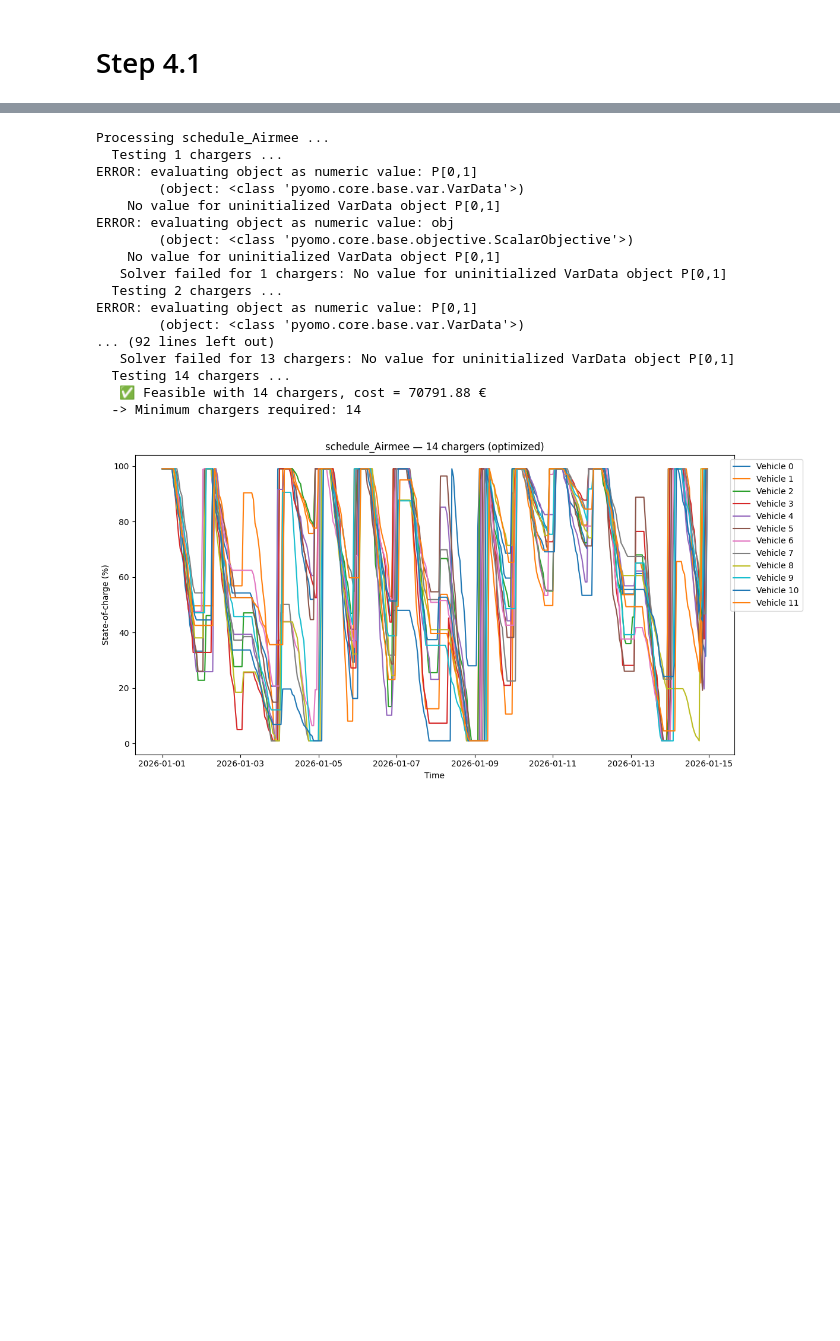
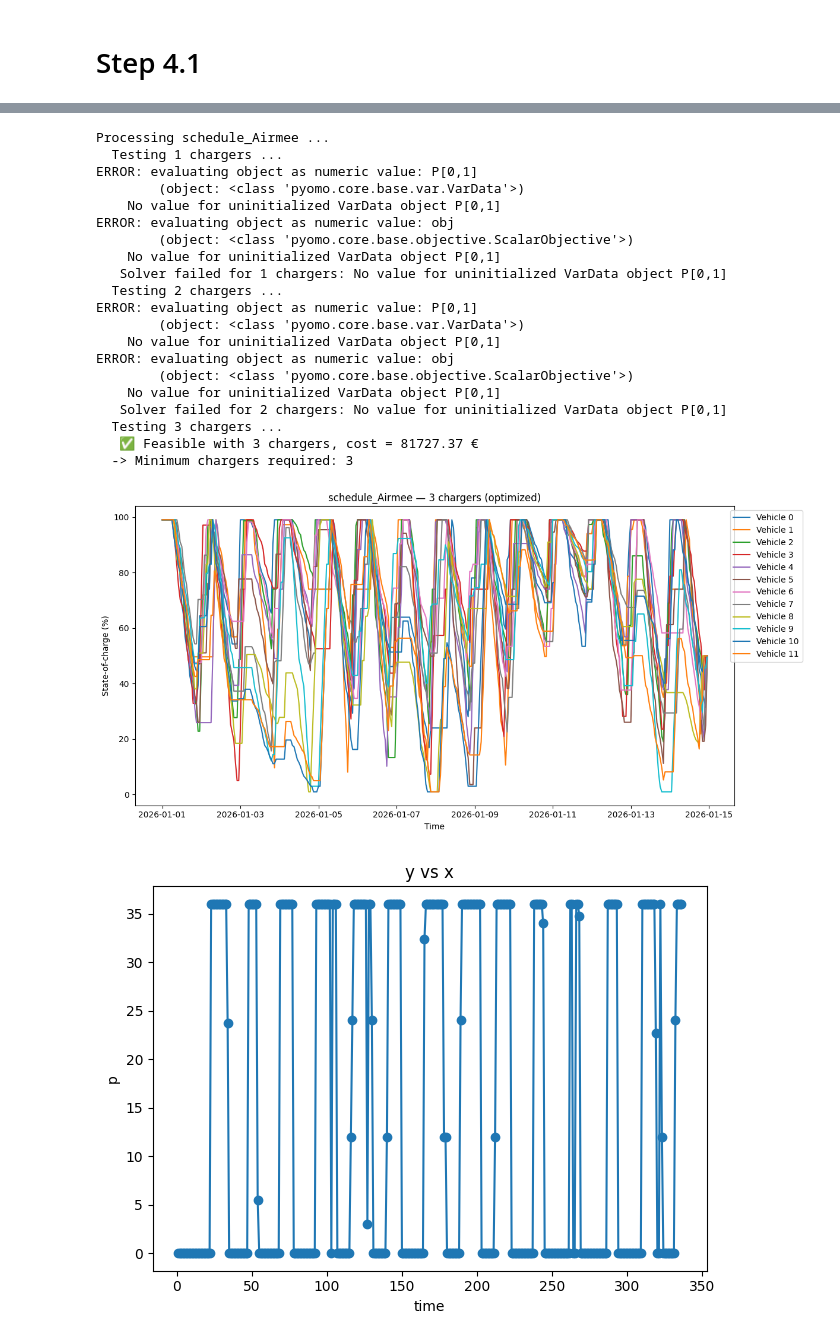
Before and after one commit to MatisGo/Network_optmisation, a Jupyter notebook: Project/Step 4_1.ipynb, the cells around one changed output, grey strips where cells are left out. Saved outputs shown, nothing was run; the diff lists cells and outputs as text; code cells hidden in the pictures; blank space fills up the shorter version.

```diff
--- a/Project/Step 4_1.ipynb
+++ b/Project/Step 4_1.ipynb
@@ -24,9 +36,10 @@ vehicle_charging_limits = {"Renault": 80.0, "Toyota": 100.0}   # kW inlet per ve
 battery_capacities = {"Renault": 48.0, "Toyota": 75.0}        # kWh per vehicle type
 SOC_max_percentage = 0.99  # max state-of-charge fraction (to avoid overcharging)
 SOC_min_percentage = 0.01  # min state-of-charge fraction (to avoid deep discharge)
+SOC_last_time_step_percentage = 0.5 # the percentage of SOC at the last time step
 
 # Charger capacity per physical charger (kW)
-FAST_AC_CAPACITY_KW = 7.0
+FAST_AC_CAPACITY_KW = 12.0
 
 # -------------------------
 # Core optimizer: optimize energy cost for one shop CSV and fixed number of chargers
@@ -176,6 +189,8 @@ def optimize_shop_energy_cost(file_path,
     model.P_charger = Param(initialize=float(FAST_AC_CAPACITY_KW))
     model.SOC_max_percentage = Param(initialize=SOC_max_percentage)
     model.SOC_min_percentage = Param(initialize=SOC_min_percentage)
+    model.Time_steps_amount = Param(initialize=T)
+    model.SOC_last_time_step_percentage = Param(initialize=SOC_last_time_step_percentage)
 
     # Variables: P[veh,time] (kW) and SOC[veh,time] (kWh)
     model.P = Var(model.VEH, model.TIME, domain=NonNegativeReals)
@@ -200,9 +215,9 @@ def optimize_shop_energy_cost(file_path,
 
 
     # 2) Charger capacity (shared): sum_i P_i_t <= n_chargers * P_charger
-    def charger_cap_rule(m, t):
-        return sum(m.P[v, t] for v in m.VEH) <= m.n_chargers * m.P_charger
-    model.charger_cap_con = Constraint(model.TIME, rule=charger_cap_rule)
+    def charger_cap_rule_unique(m, v, t):
+        return m.P[v, t]  <=  m.P_charger
+    model.charger_cap_con_uniq = Constraint(model.VEH, model.TIME, rule=charger_cap_rule_unique)
 
 
     # 3) SOC dynamics:
@@ -228,10 +243,10 @@ def optimize_shop_energy_cost(file_path,
         return m.SOC[v, t] >= m.Cap[v]*m.SOC_min_percentage
     model.soc_lb_con = Constraint(model.VEH, model.TIME, rule=soc_lb_rule)
 
-
+    # at midnight of the last day, the soc should be 50 %
     def soc_end_rule(m, v):
-        t = 336
-        return m.SOC[v, t] == m.Cap[v] * m.SOC_max_percentage
+        t = m.Time_steps_amount
+        return m.SOC[v, t] == m.Cap[v] * m.SOC_last_time_step_percentage
     model.soc_end_con = Constraint(model.VEH, rule=soc_end_rule)
 
 
@@ -270,21 +285,32 @@ def optimize_shop_energy_cost(file_path,
     obj_val = value(model.obj)
 
     P_sol = {}
+    P_per_time = {}
     SOC_traces = {v: [] for v in vehicles}
     SOC_traces_percentage = {v: [] for v in vehicles}
     for t in model.TIME:
+        all_P = 0.0
         for v in model.VEH:
             P_sol[(v, idx_to_time[t])] = float(value(model.P[v, t]))
+            all_P += float(value(model.P[v, t]))
+        P_per_time[t] = all_P
+
 
     for v in vehicles:
         for t in model.TIME:
             SOC_traces[v].append(float(value(model.SOC[v, t])))
             SOC_traces_percentage[v].append(float(value(model.SOC[v, t]/model.Cap[v])))
 
+    n_vehicles = len(vehicles)
+    if n_chargers > n_vehicles:
+        raise RuntimeError(f"No feasible solution found, number of chargers", n_chargers, "would be higher than number of vehicles", n_vehicles)
+
+
     result = {
         'status': str(res.solver.termination_condition) if hasattr(res, 'solver') else 'unknown',
         'objective': obj_val,
         'P': P_sol,
+        'P_time' : P_per_time,
         'SOC': SOC_traces,
         'time_index': [idx_to_time[t] for t in model.TIME],
         'n_chargers': int(n_chargers),
@@ -300,7 +326,7 @@ def optimize_shop_energy_cost(file_path,
 def plot_soc_from_result(result, title=None, save_fig=False, out_path=None):
     time = result['time_index']
     soc_percentage = result['SOC_percentage']
-
+    p_shop = result['P_time']
 
     plt.figure(figsize=(12, 6))
     for vid, series in soc_percentage.items():
@@ -320,6 +346,16 @@ def plot_soc_from_result(result, title=None, save_fig=False, out_path=None):
         plt.savefig(out_path, dpi=150)
         print("Saved figure to", out_path)
     plt.show()
+
+
+    xs, ys = zip(*sorted(p_shop.items()))  # sort by key for a proper line
+    plt.plot(xs, ys, marker="o")
+    plt.xlabel("time")
+    plt.ylabel("p")
+    plt.title("y vs x")
+    plt.tight_layout()
+    plt.show()
+
 
 def open_price_file():
 
@@ -388,39 +424,43 @@ if __name__ == "__main__":
                 'min_chargers': n_ch,
                 'objective': best_cost,
                 'trace': best_trace,
                 'trace_percentage': best_trace['SOC_percentage']
             }
             # Optionally plot SOC
             df = pd.read_csv(file)
             vehicle_types = df.groupby('VehicleID')['VehicleType'].first().to_dict()
 
             plot_soc_from_result(best_trace, title=f"{shop} — {n_ch} chargers (optimized)", save_fig=False)
         else:
             print(f"  -> Not feasible with up to {MAX_CHARGERS_TO_TEST} chargers.")
             results[shop] = {'min_chargers': None, 'reason': 'not_feasible'}
 
     print("\nSummary:")
     for shop, info in results.items():
         print(f" {shop}: {info.get('min_chargers')} chargers (reason={info.get('reason','ok')})")
 # %% [output]
 Processing schedule_Airmee ...
   Testing 1 chargers ...
 ERROR: evaluating object as numeric value: P[0,1]
         (object: <class 'pyomo.core.base.var.VarData'>)
     No value for uninitialized VarData object P[0,1]
 ERROR: evaluating object as numeric value: obj
         (object: <class 'pyomo.core.base.objective.ScalarObjective'>)
     No value for uninitialized VarData object P[0,1]
    Solver failed for 1 chargers: No value for uninitialized VarData object P[0,1]
   Testing 2 chargers ...
 ERROR: evaluating object as numeric value: P[0,1]
         (object: <class 'pyomo.core.base.var.VarData'>)
-... (92 lines left out)
-   Solver failed for 13 chargers: No value for uninitialized VarData object P[0,1]
-  Testing 14 chargers ...
-   ✅ Feasible with 14 chargers, cost = 70791.88 €
-  -> Minimum chargers required: 14
+    No value for uninitialized VarData object P[0,1]
+ERROR: evaluating object as numeric value: obj
+        (object: <class 'pyomo.core.base.objective.ScalarObjective'>)
+    No value for uninitialized VarData object P[0,1]
+   Solver failed for 2 chargers: No value for uninitialized VarData object P[0,1]
+  Testing 3 chargers ...
+   ✅ Feasible with 3 chargers, cost = 81727.37 €
+  -> Minimum chargers required: 3
-[figure, old version]
+[figure, new version]
+[figure, added]
 Processing schedule_Postnord ...
   Testing 1 chargers ...
 ERROR: evaluating object as numeric value: P[0,1]
```
Also changed, not shown: parts of 4 cells of this notebook, 3 other files.
